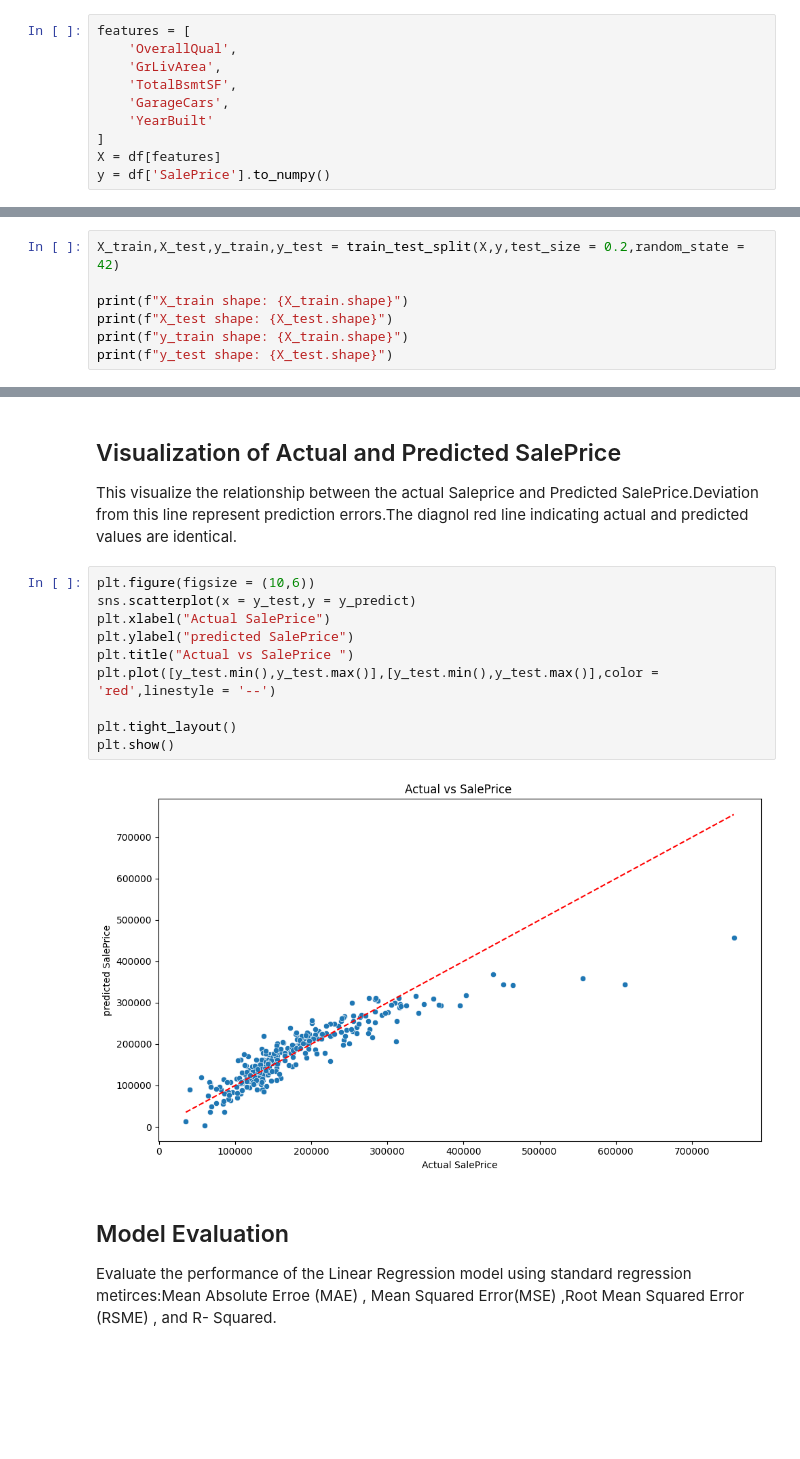
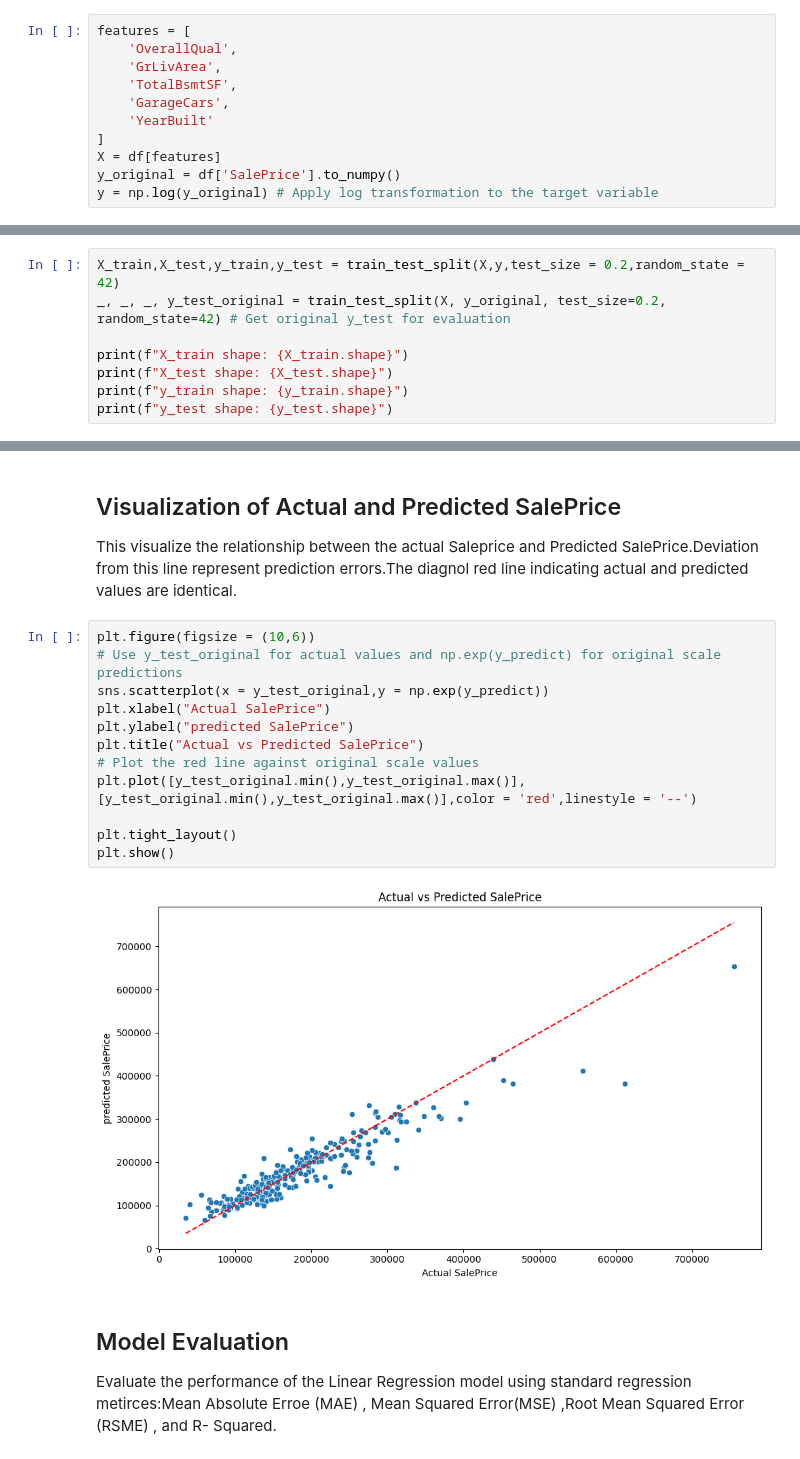
Before and after one commit to shaiksuhail-824/house-price-predition-linear-ridge-lasso, a Jupyter notebook: House_Price_Prediction_Linear_Ridge_Lasso.ipynb, the cells around one changed output, grey strips where cells are left out. Drawn from its saved outputs; the diff is of its cells as text; blank space fills up the shorter version.

Commit message:
Add log_transformation to the target feature

```diff
--- a/House_Price_Prediction_Linear_Ridge_Lasso.ipynb
+++ b/House_Price_Prediction_Linear_Ridge_Lasso.ipynb
@@ -219,16 +219,18 @@ features = [
     'YearBuilt'
 ]
 X = df[features]
-y = df['SalePrice'].to_numpy()
+y_original = df['SalePrice'].to_numpy()
+y = np.log(y_original) # Apply log transformation to the target variable
 # %% [markdown]
 ##Spliting Data into Training and Testing Sets
 # %%
 X_train,X_test,y_train,y_test = train_test_split(X,y,test_size = 0.2,random_state = 42)
+_, _, _, y_test_original = train_test_split(X, y_original, test_size=0.2, random_state=42) # Get original y_test for evaluation
 
 print(f"X_train shape: {X_train.shape}")
 print(f"X_test shape: {X_test.shape}")
-print(f"y_train shape: {X_train.shape}")
-print(f"y_test shape: {X_test.shape}")
+print(f"y_train shape: {y_train.shape}")
+print(f"y_test shape: {y_test.shape}")
 # %% [output]
 X_train shape: (1168, 5)
 X_test shape: (292, 5)
@@ -271,16 +273,18 @@ y_predict = model.predict(X_test)
 This visualize the relationship between the actual Saleprice and Predicted SalePrice.Deviation from this line represent prediction errors.The diagnol red line indicating actual and predicted values are identical.
 # %%
 plt.figure(figsize = (10,6))
-sns.scatterplot(x = y_test,y = y_predict)
+# Use y_test_original for actual values and np.exp(y_predict) for original scale predictions
+sns.scatterplot(x = y_test_original,y = np.exp(y_predict))
 plt.xlabel("Actual SalePrice")
 plt.ylabel("predicted SalePrice")
-plt.title("Actual vs SalePrice ")
-plt.plot([y_test.min(),y_test.max()],[y_test.min(),y_test.max()],color = 'red',linestyle = '--')
+plt.title("Actual vs Predicted SalePrice")
+# Plot the red line against original scale values
+plt.plot([y_test_original.min(),y_test_original.max()],[y_test_original.min(),y_test_original.max()],color = 'red',linestyle = '--')
 
 plt.tight_layout()
 plt.show()
 # %% [output]
-[figure, old version]
+[figure, new version]
 # %% [markdown]
 ## Model Evaluation
 
```
Also changed, not shown: parts of 4 cells of this notebook.
